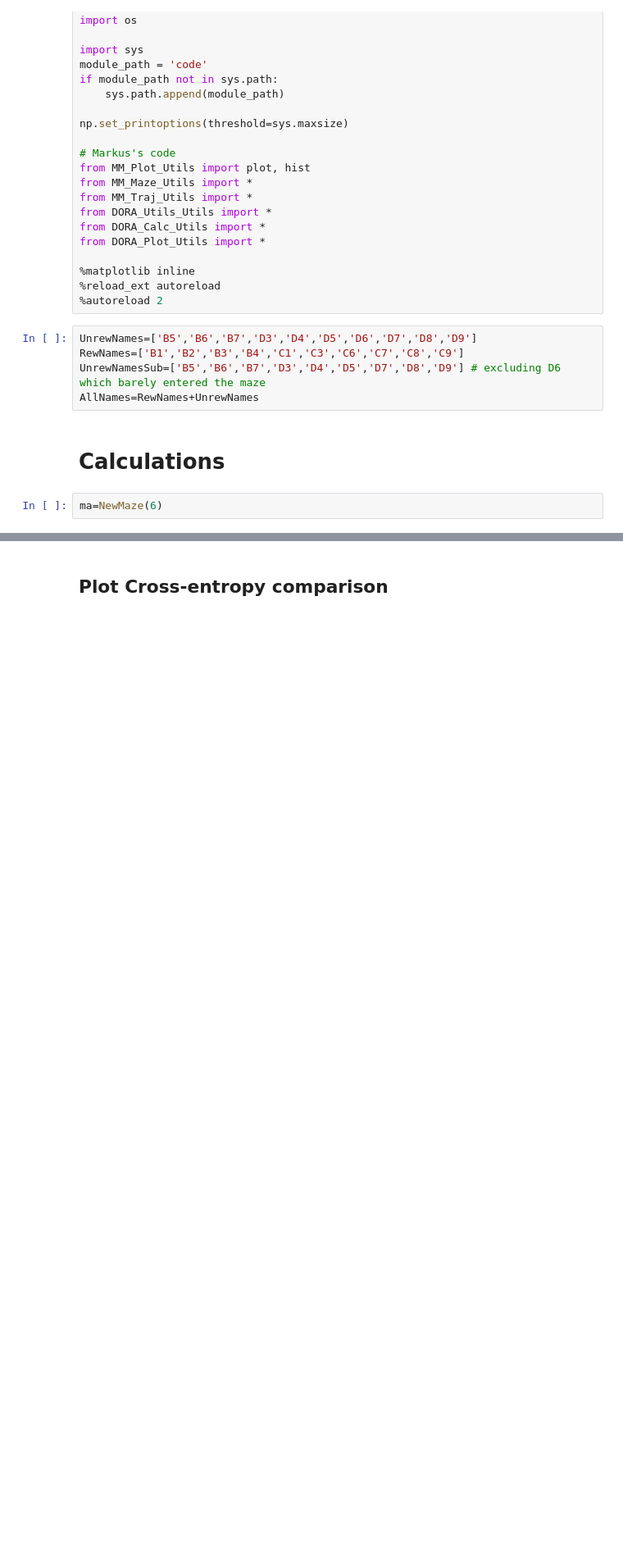
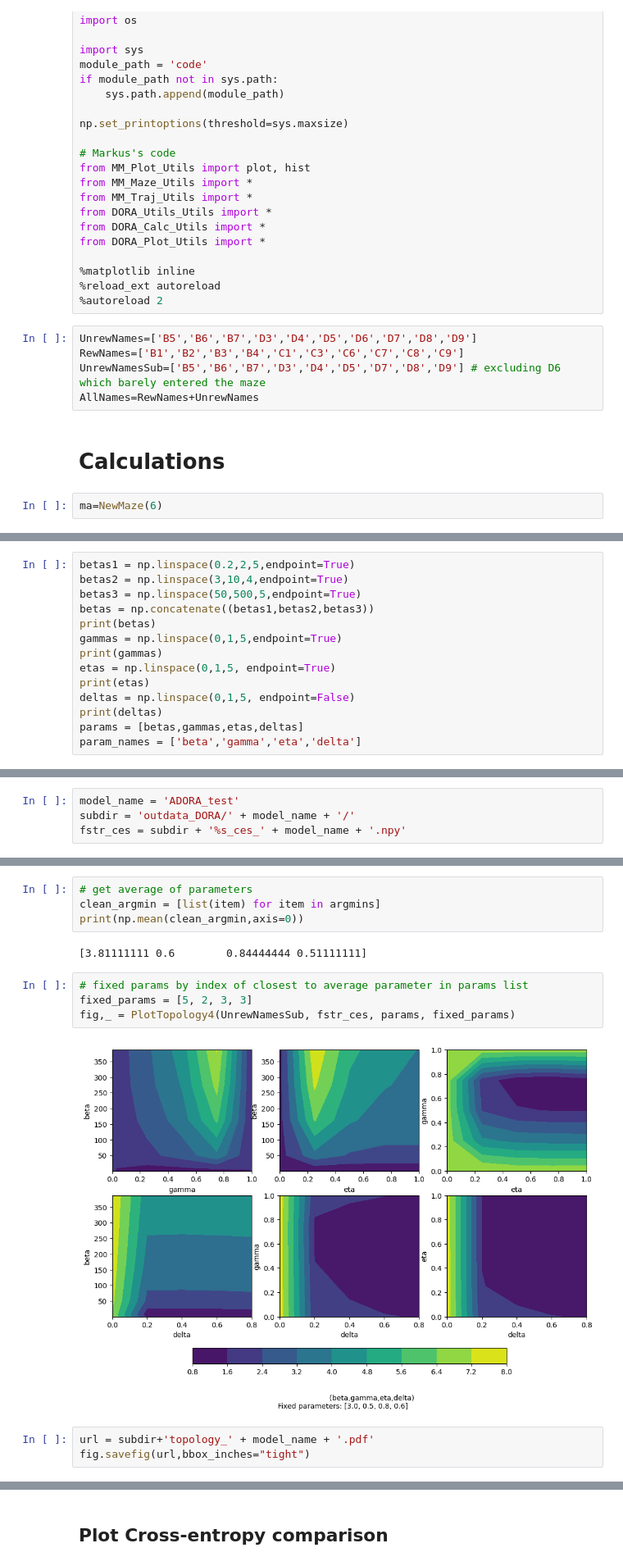
Before and after one commit to niv-shapira/Rosenberg-2021-Repository-DORA, a Jupyter notebook: Maze-ADORA-Comparison.ipynb, the cells around one changed output, grey strips where cells are left out. Shown at 82% size. Drawn from its saved outputs; the diff is of its cells as text; blank space fills up the shorter version.

```diff
--- a/Maze-ADORA-Comparison.ipynb
+++ b/Maze-ADORA-Comparison.ipynb
@@ -296,0 +212,14 @@ fig.savefig(url,bbox_inches="tight")
+# %%
+betas1 = np.linspace(0.2,2,5,endpoint=True)
+betas2 = np.linspace(3,10,4,endpoint=True)
+betas3 = np.linspace(50,500,5,endpoint=True)
+betas = np.concatenate((betas1,betas2,betas3))
+print(betas)
+gammas = np.linspace(0,1,5,endpoint=True)
+print(gammas)
+etas = np.linspace(0,1,5, endpoint=True)
+print(etas)
+deltas = np.linspace(0,1,5, endpoint=False)
+print(deltas)
+params = [betas,gammas,etas,deltas]
+param_names = ['beta','gamma','eta','delta']
@@ -296,0 +236,4 @@ fig.savefig(url,bbox_inches="tight")
+# %%
+model_name = 'ADORA_test'
+subdir = 'outdata_DORA/' + model_name + '/'
+fstr_ces = subdir + '%s_ces_' + model_name + '.npy'
@@ -296,0 +265,15 @@ fig.savefig(url,bbox_inches="tight")
+# %%
+# get average of parameters
+clean_argmin = [list(item) for item in argmins]
+print(np.mean(clean_argmin,axis=0))
+# %% [output]
+[3.81111111 0.6        0.84444444 0.51111111]
+# %%
+# fixed params by index of closest to average parameter in params list
+fixed_params = [5, 2, 3, 3]
+fig,_ = PlotTopology4(UnrewNamesSub, fstr_ces, params, fixed_params)
+# %% [output]
+[figure, added]
+# %%
+url = subdir+'topology_' + model_name + '.pdf'
+fig.savefig(url,bbox_inches="tight")
```
Also changed, not shown: parts of 50 cells of this notebook, 58 other files.
